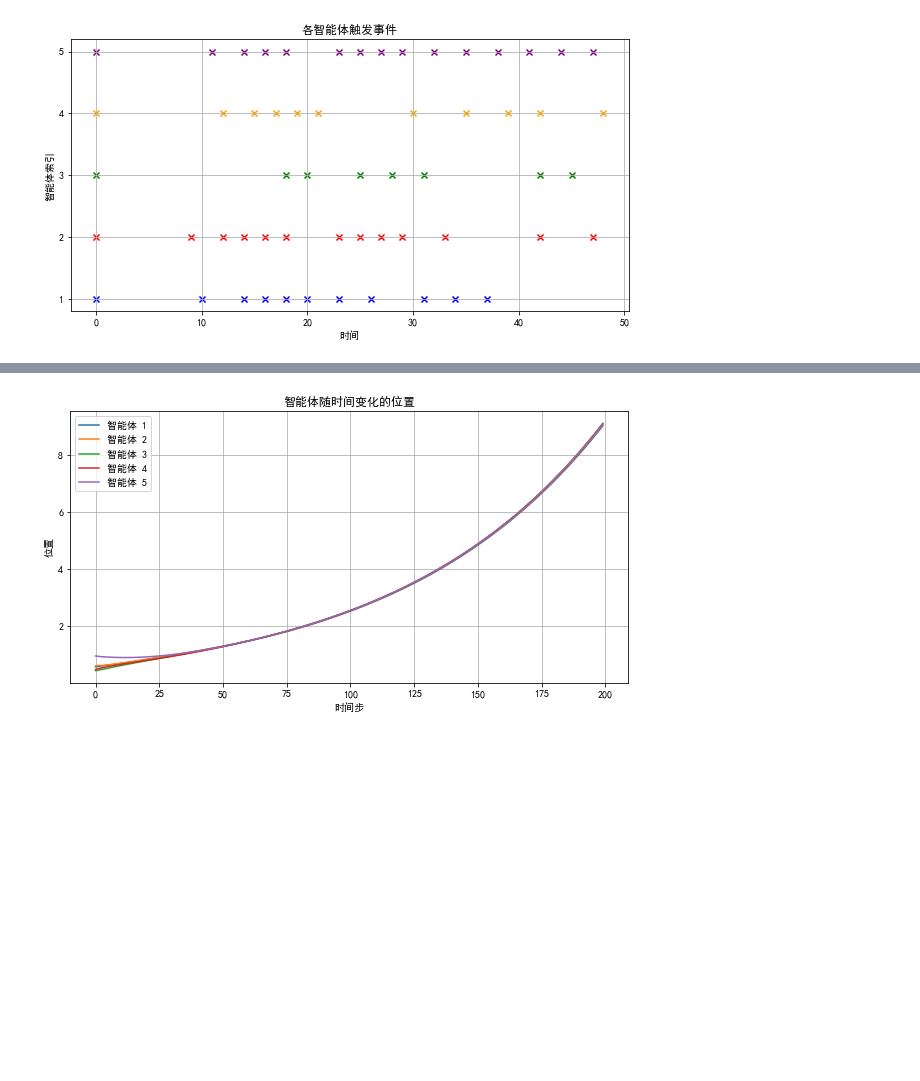
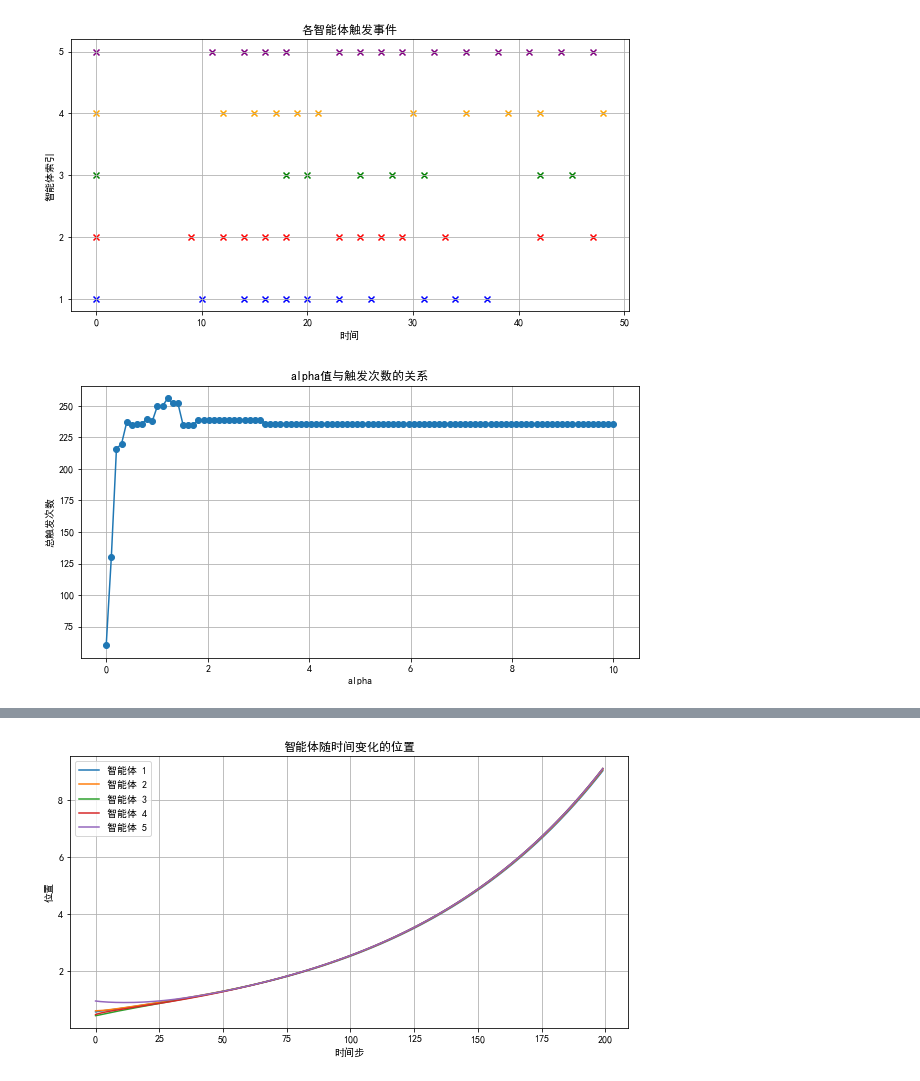
Before and after one commit to yjchenCN/Multi-agent-consensus-algorithm, a Jupyter notebook: Event-based broadcasting for multi-agent average consensus.ipynb, the cells around one changed output, grey strips where cells are left out. Cells and saved outputs as stored; diff of their text form; code cells hidden in the pictures; blank space fills up the shorter version.

```diff
--- a/Event-based broadcasting for multi-agent average consensus.ipynb
+++ b/Event-based broadcasting for multi-agent average consensus.ipynb
@@ -300,3 +300,100 @@ plt.show()
 [figure]
 [figure]
 [figure]
+# %%
+import numpy as np
+import matplotlib.pyplot as plt
+
+class Agent:
+    def __init__(self, initial_position, index):
+        self.position = initial_position
+        self.index = index
+        self.neighbors = []
+        self.last_broadcast_position = self.position  #存储了该智能体最近一次广播的位置
+        self.trigger_points = []
+        self.u_i = 0
+        self.c_0 = 0.0001
+        self.c_1 = 0.2499
+        self.alpha = 0.6
+
+    def add_neighbor(self, neighbor):
+        if neighbor not in self.neighbors:
+            self.neighbors.append(neighbor)
+            neighbor.neighbors.append(self)
+
+    def is_neighbor(self, agent):
+        return agent in self.neighbors
+
+    def update_position(self, t, dt, alpha):
+        e_i = self.last_broadcast_position - self.position
+        trigger_condition = np.abs(e_i) - (self.c_0 + self.c_1 * np.exp(- alpha * t))
+
+        # 如果事件触发函数大于等于0，则更新位置
+        if trigger_condition >= 0 or t == 0:
+            self.u_i = - sum(self.is_neighbor(neighbor) * (self.last_broadcast_position - neighbor.last_broadcast_position) for neighbor in self.neighbors)
+            self.position += self.u_i * dt
+            self.last_broadcast_position = self.position
+            #记录触发的相关信息
+            self.trigger_points.append((t, self.position))
+        else:
+            self.position += self.u_i * dt
+
+def run_simulation(alpha):
+    # 初始化参数和智能体
+    num_agents = 5
+    num_iterations = 200
+    dt = 0.1
+    np.random.seed(0)
+    agents = [Agent(np.random.uniform(-1, 1), i) for i in range(num_agents)]
+
+    # 定义邻居关系
+    agents[0].add_neighbor(agents[1])
+    agents[0].add_neighbor(agents[2])
+    agents[1].add_neighbor(agents[2])
+    agents[2].add_neighbor(agents[3])
+    agents[3].add_neighbor(agents[4])
+
+    # 运行模拟
+    for t in range(num_iterations):
+        for agent in agents:
+            agent.update_position(t, dt, alpha)
+
+    # 统计触发次数
+    total_triggers = sum(len(agent.trigger_points) for agent in agents)
+    return total_triggers
+
+# 设置alpha的不同值
+alphas = np.linspace(0, 10, 100)
+triggers = []
+
+# 对每个alpha值运行模拟并收集触发次数
+for alpha in alphas:
+    triggers.append(run_simulation(alpha))
+
+# 绘制结果
+plt.figure(figsize=(10, 5))
+plt.plot(alphas, triggers, marker='o')
+plt.xlabel('alpha')
+plt.ylabel('总触发次数')
+plt.title('alpha值与触发次数的关系')
+plt.grid(True)
+
+
+# 设置alpha的不同值
+alphas = np.linspace(0, 2, 100)
+triggers = []
+
+# 对每个alpha值运行模拟并收集触发次数
+for alpha in alphas:
+    triggers.append(run_simulation(alpha))
+
+# 绘制结果
+plt.figure(figsize=(10, 5))
+plt.plot(alphas, triggers, marker='o')
+plt.xlabel('alpha')
+plt.ylabel('总触发次数')
+plt.title('alpha值与触发次数的关系')
+plt.grid(True)
+plt.show()
+# %% [output]
+[figure, added]
```
Also changed, not shown: parts of 2 cells of this notebook, 1 other file.
